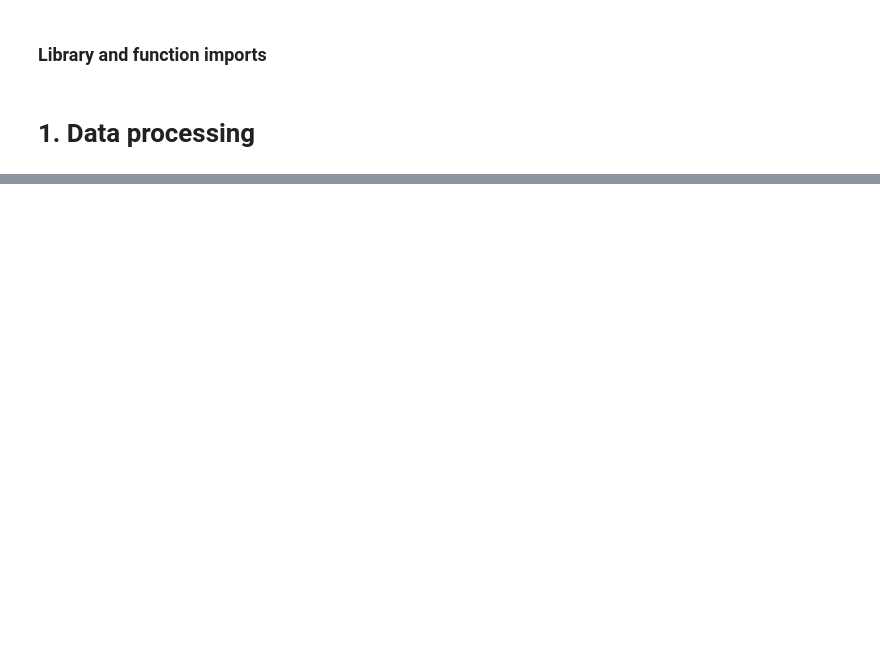
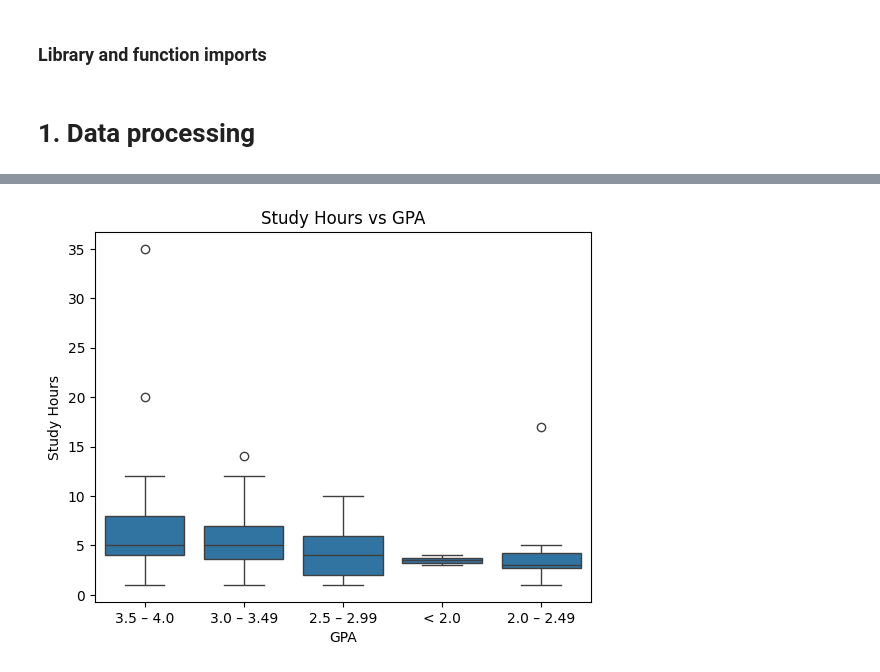
Before and after one commit to longlinh123456/final_project, a Jupyter notebook: main.ipynb, the cells around one changed output, grey strips where cells are left out. Cells and saved outputs as stored; diff of their text form; code cells hidden in the pictures; blank space fills up the shorter version.

```diff
--- a/main.ipynb
+++ b/main.ipynb
@@ -36,0 +93,9 @@ df
+# %%
+# Correlation between gpa and self-studying hours
+sns.boxplot(x=df["gpa_range"], y=df["self_study_hours"], data=df)
+plt.title("Study Hours vs GPA")
+plt.xlabel("GPA")
+plt.ylabel("Study Hours")
+plt.show()
+# %% [output]
+[figure, added]
```
Also changed, not shown: parts of 5 cells of this notebook, 1 other file.
